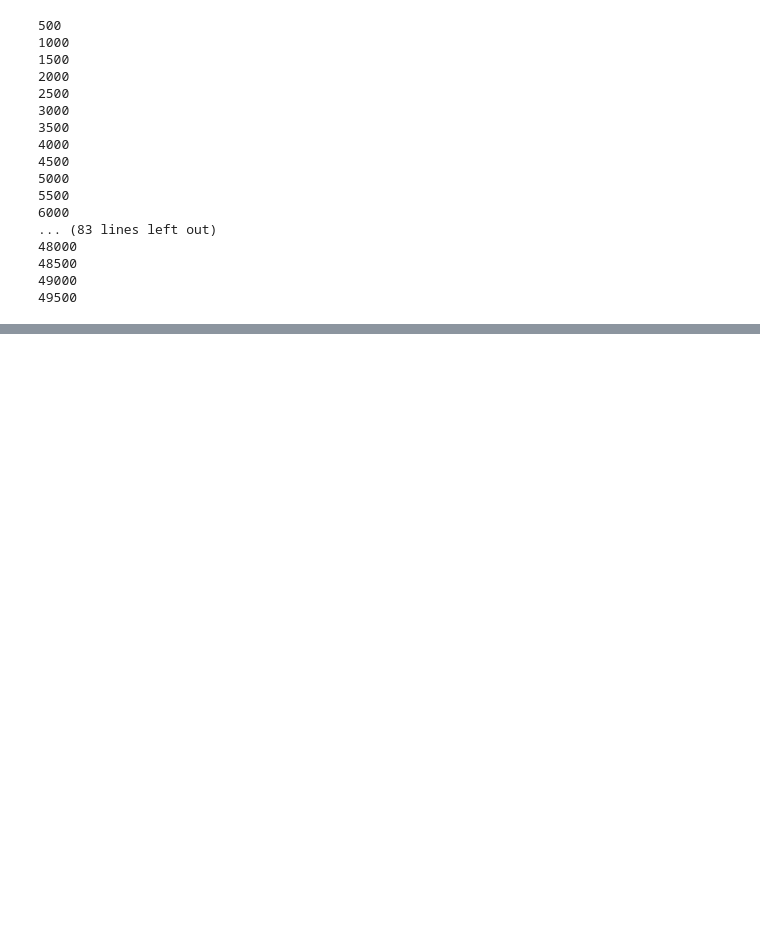
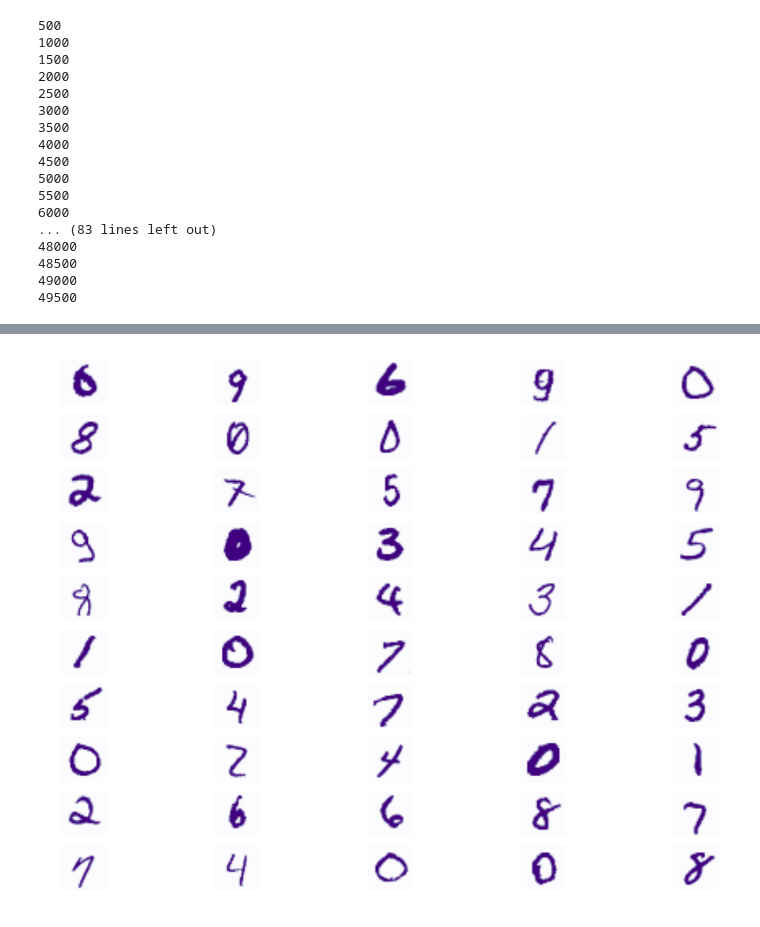
Before and after one commit to EmiliaPompe/DogsProject, a Jupyter notebook: OnlineCriticismImages.ipynb, the cells around one changed output, grey strips where cells are left out. Drawn from its saved outputs; the diff is of its cells as text; code cells hidden in the pictures; blank space fills up the shorter version.

```diff
--- a/OnlineCriticismImages.ipynb
+++ b/OnlineCriticismImages.ipynb
@@ -237,0 +244,11 @@ for i in xrange(20):
+# %%
+#plotting the prototype
+plt.figure(figsize=(14,10))
+for i in xrange(M):
+    plt.subplot(M/5,5,i+1)
+    plt.imshow(data[prototype_indices][i].reshape((28,28)))
+    plt.axis('off')
+    #plt.title(mnist.train.labels[i])
+    plt.set_cmap('Purples')
+# %% [output]
+[figure, added]
```
Also changed, not shown: parts of 2 cells of this notebook, 2 other files.
